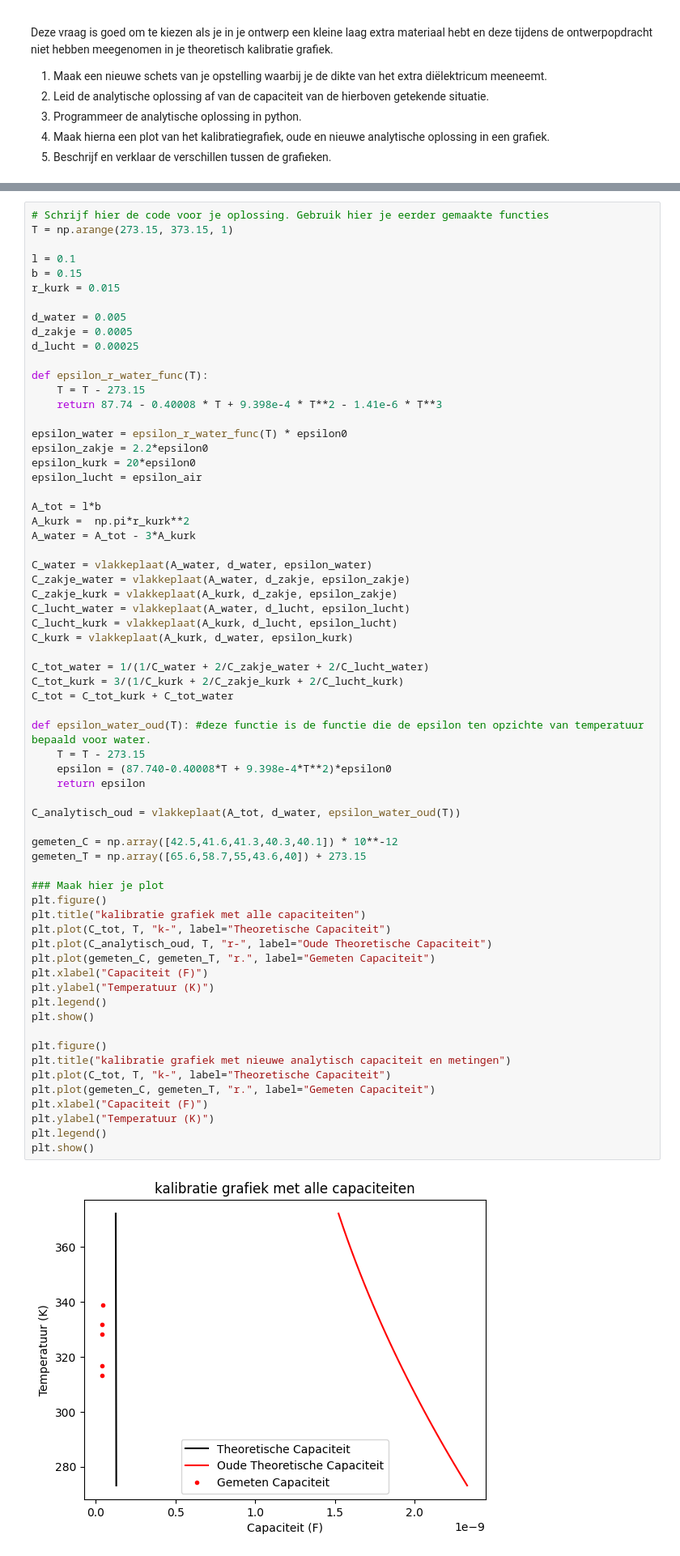
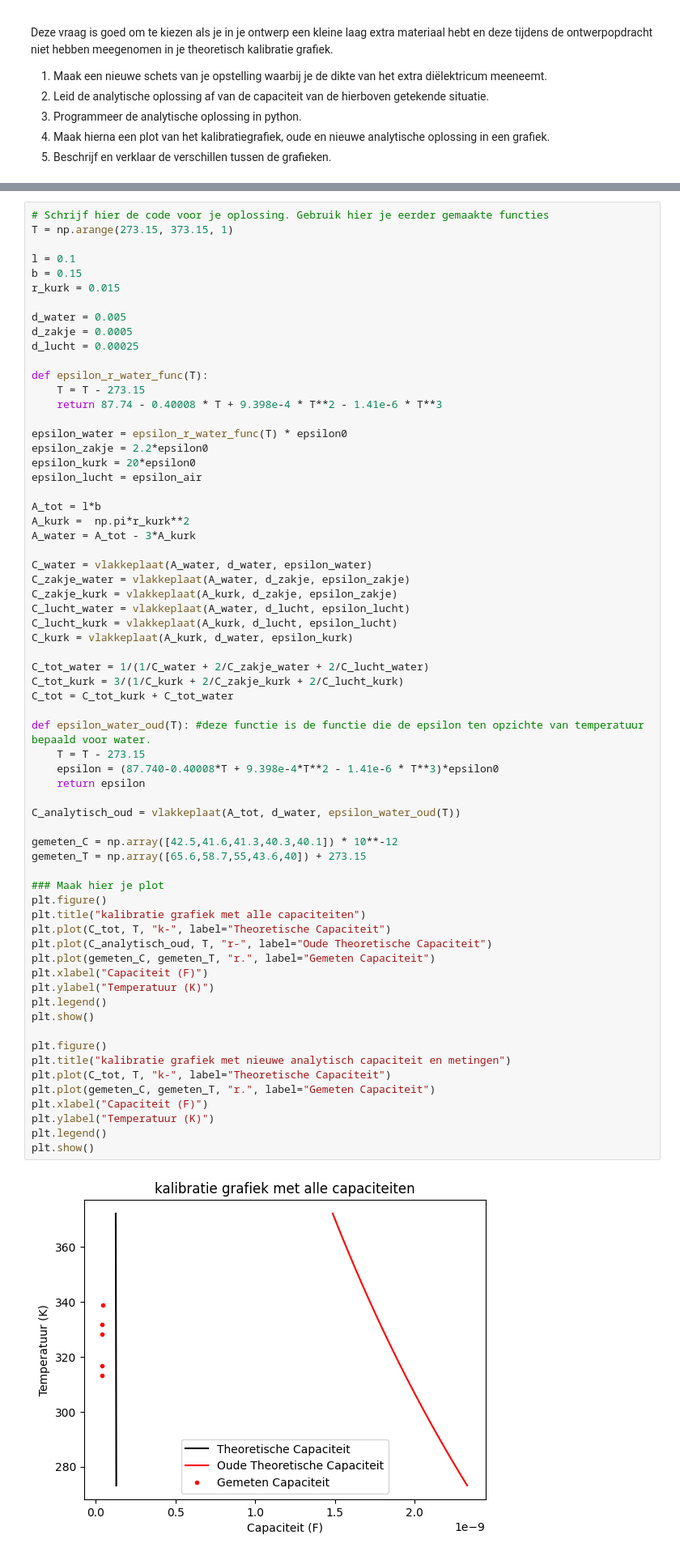
Before and after one commit to AAAGomperts/opdrachten-DEF-D, a Jupyter notebook: DigitaleOntwerpopdrachten/1CondensatorOpdracht/CondensatorOntwerpopdracht.ipynb, the cells around one changed output, grey strips where cells are left out. Shown at 81% size. Drawn from its saved outputs; the diff is of its cells as text.

```diff
--- a/DigitaleOntwerpopdrachten/1CondensatorOpdracht/CondensatorOntwerpopdracht.ipynb
+++ b/DigitaleOntwerpopdrachten/1CondensatorOpdracht/CondensatorOntwerpopdracht.ipynb
@@ -1007,35 +1008,35 @@ C_tot = C_tot_kurk + C_tot_water
 
 def epsilon_water_oud(T): #deze functie is de functie die de epsilon ten opzichte van temperatuur bepaald voor water.
     T = T - 273.15
-    epsilon = (87.740-0.40008*T + 9.398e-4*T**2)*epsilon0
+    epsilon = (87.740-0.40008*T + 9.398e-4*T**2 - 1.41e-6 * T**3)*epsilon0
     return epsilon
 
 C_analytisch_oud = vlakkeplaat(A_tot, d_water, epsilon_water_oud(T))
 
 gemeten_C = np.array([42.5,41.6,41.3,40.3,40.1]) * 10**-12
 gemeten_T = np.array([65.6,58.7,55,43.6,40]) + 273.15
 
 ### Maak hier je plot
 plt.figure()
 plt.title("kalibratie grafiek met alle capaciteiten")
 plt.plot(C_tot, T, "k-", label="Theoretische Capaciteit")
 plt.plot(C_analytisch_oud, T, "r-", label="Oude Theoretische Capaciteit")
 plt.plot(gemeten_C, gemeten_T, "r.", label="Gemeten Capaciteit")
 plt.xlabel("Capaciteit (F)")
 plt.ylabel("Temperatuur (K)")
 plt.legend()
 plt.show()
 
 plt.figure()
 plt.title("kalibratie grafiek met nieuwe analytisch capaciteit en metingen")
 plt.plot(C_tot, T, "k-", label="Theoretische Capaciteit")
 plt.plot(gemeten_C, gemeten_T, "r.", label="Gemeten Capaciteit")
 plt.xlabel("Capaciteit (F)")
 plt.ylabel("Temperatuur (K)")
 plt.legend()
 plt.show()
 # %% [output]
-[figure, old version]
+[figure, new version]
 [figure]
 # %% [markdown]
 ##### Antwoorden 6a
```
Also changed, not shown: parts of 4 cells of this notebook, 2 other files.
